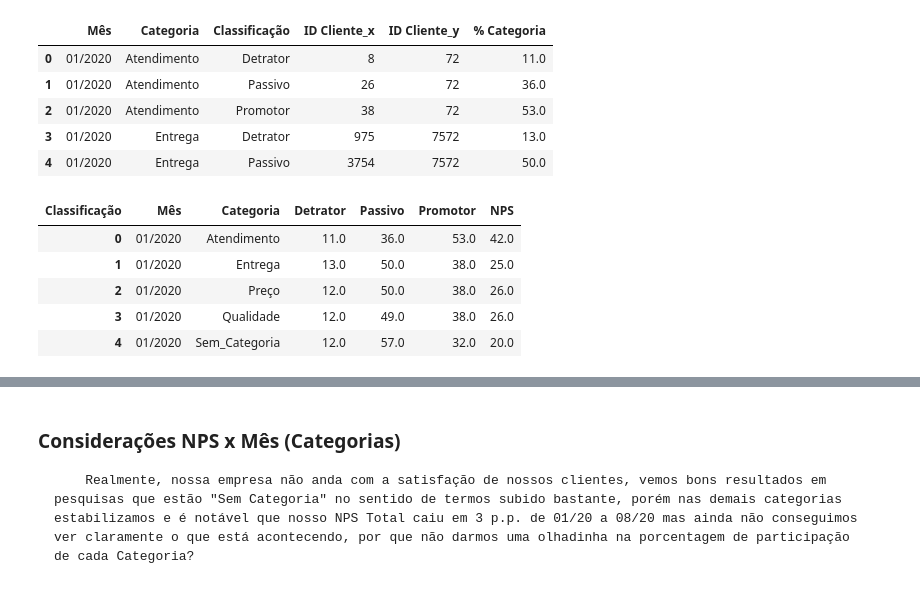
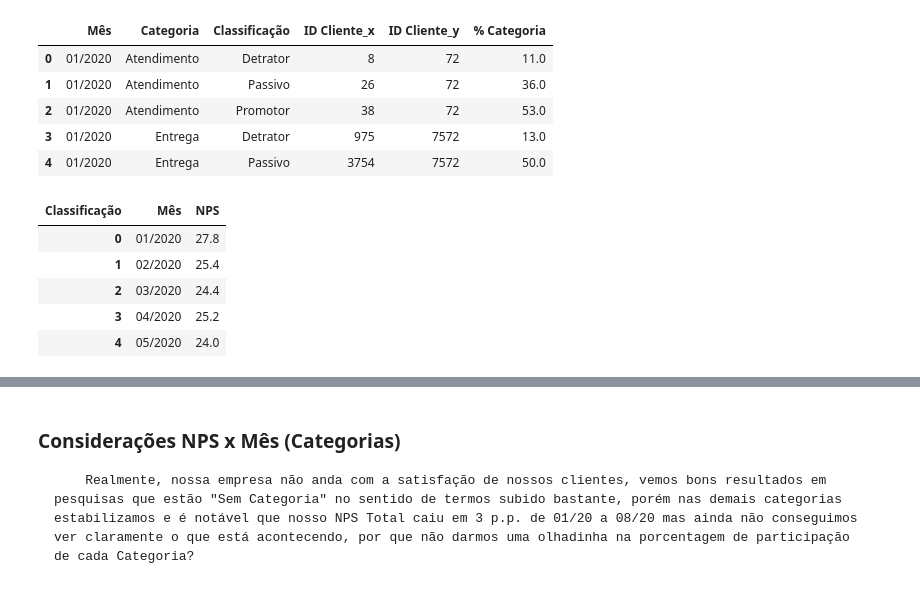
Before and after one commit to tholiveira97/nps_anl, a Jupyter notebook: NPS_ANL.ipynb, the cells around one changed output, grey strips where cells are left out. Cells and saved outputs as stored; diff of their text form; code cells hidden in the pictures.

```diff
--- a/NPS_ANL.ipynb
+++ b/NPS_ANL.ipynb
@@ -54,8 +54,9 @@ from math import sqrt
 import matplotlib.pyplot as plt
 
 # resgatamos os nomes das abas do arquivo que possuem dados do NPS que criamos neste artigo (xxxx)
-df = pd.read_excel(r'caminho.xlsx')
+df = pd.read_excel(r'caminho\BASE_NPS_DADOS.xlsx')
 
+#vamos retirar clientes que tiveram NPS Invalido com Categoria = 0
 df = df[df['Categoria'] != '0']
 
 df.head()
@@ -200,21 +201,21 @@ nps_perc.head()
 # %%
 #com a porcertagem de cada um em mãos (ou em data como preferir rs) vamos para o calculo final do NPS
 #tombamos a tabela para a classificação do NPS para melhor calcularmos
 nps_perc_class = nps_perc.pivot_table(index=["Mês", "Categoria"], columns = 'Classificação', values='% Categoria').reset_index()
 
 #também criaremos um df para o NPS Total que sera bem util no final pra gente!
-nps_perc_total = nps_perc.pivot_table(index=["Mês"], columns = 'Classificação', values='% Categoria')
+nps_perc_total = nps_perc.pivot_table(index=["Mês"], columns = 'Classificação', values='% Categoria').reset_index()
 
 nps_perc_class ['NPS'] = nps_perc_class ['Promotor'] - nps_perc_class ['Detrator']
 nps_perc_total ['NPS'] = nps_perc_total ['Promotor'] - nps_perc_total ['Detrator']
-nps_perc_total = nps_perc_total['NPS']
-nps_perc_class.head()
+nps_perc_total = nps_perc_total[['Mês','NPS']]
+nps_perc_total.head()
 # %% [output]
-| Classificação | Mês | Categoria | Detrator | Passivo | Promotor | NPS |
-| 0 | 01/2020 | Atendimento | 11.0 | 36.0 | 53.0 | 42.0 |
-| 1 | 01/2020 | Entrega | 13.0 | 50.0 | 38.0 | 25.0 |
-| 2 | 01/2020 | Preço | 12.0 | 50.0 | 38.0 | 26.0 |
-| 3 | 01/2020 | Qualidade | 12.0 | 49.0 | 38.0 | 26.0 |
-| 4 | 01/2020 | Sem_Categoria | 12.0 | 57.0 | 32.0 | 20.0 |
+| Classificação | Mês | NPS |
+| 0 | 01/2020 | 27.8 |
+| 1 | 02/2020 | 25.4 |
+| 2 | 03/2020 | 24.4 |
+| 3 | 04/2020 | 25.2 |
+| 4 | 05/2020 | 24.0 |
 # %%
 #agora vamos plotar para entendermos melhor nosso NPS
```
Also changed, not shown: parts of 7 cells of this notebook.
